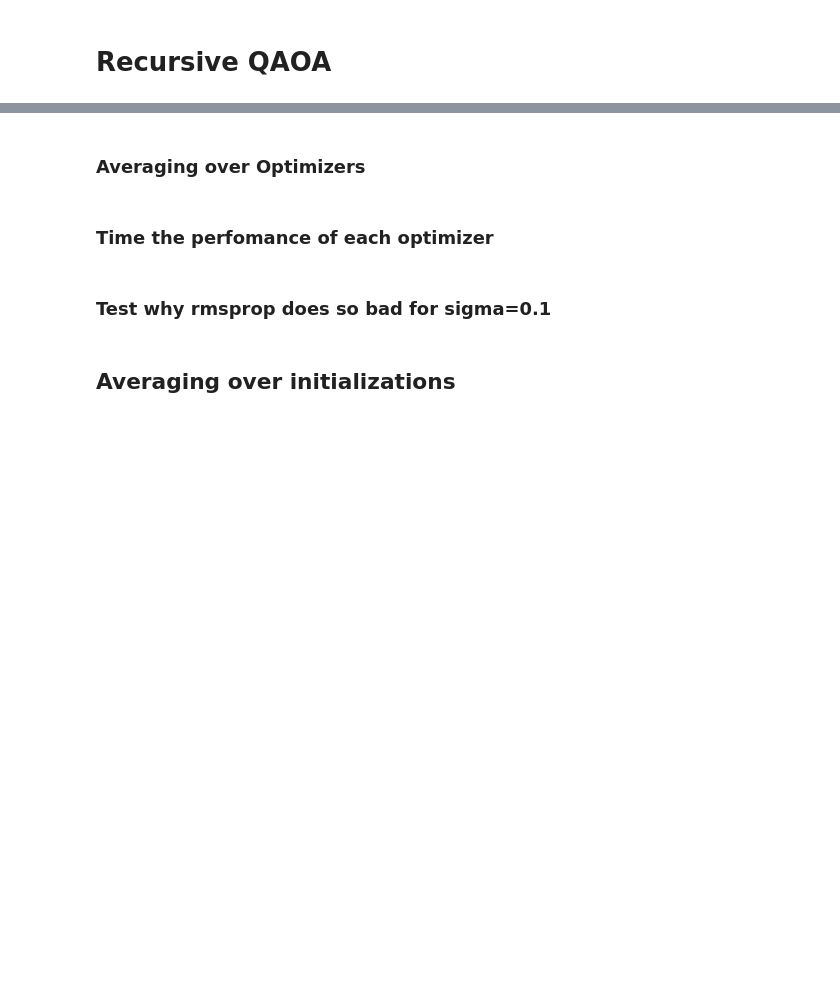
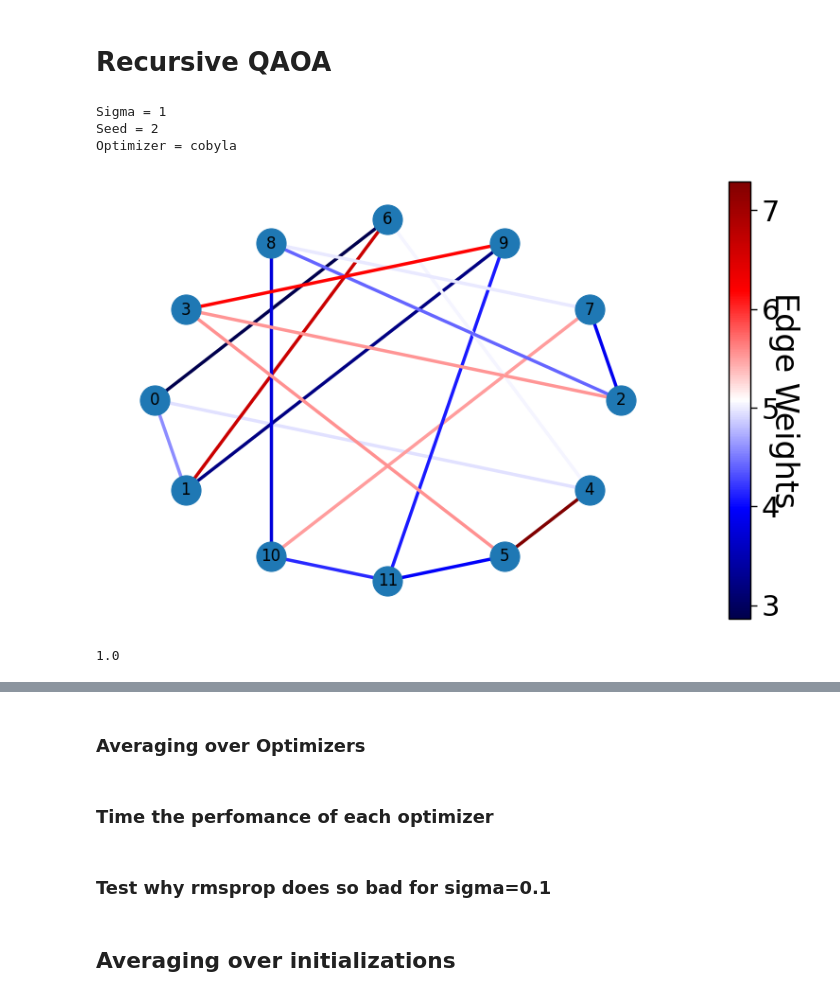
Before and after one commit to kidiki/openqaoa, a Jupyter notebook: Assignments/003_Assignment.ipynb, the cells around one changed output, grey strips where cells are left out. Saved outputs shown, nothing was run; the diff lists cells and outputs as text; code cells hidden in the pictures; blank space fills up the shorter version.

```diff
--- a/Assignments/003_Assignment.ipynb
+++ b/Assignments/003_Assignment.ipynb
@@ -180,20 +180,20 @@ def plot_landscape_with_opt_trajectory(cost_landscape, optimization_angles, beta
 # %%
 # Define problem
 
-n = 10
+n = 12
 k = 3
-sigma_list = [0.1, 1, 10, 100]
+sigma_list = [1]
 mu = 5.0
 betas = np.linspace(-np.pi/2, np.pi/2, 50)
 gammas = np.linspace(-np.pi, np.pi, 50)
 
 
-optimizer_list = ["nelder-mead"]
-sigma_list = [10]
+optimizer_list = ["cobyla"]
+
 
 #seed_list = [ 1,  2,  3,  4,  5,  6,  7,  8,  9, 10, 11, 12, 13, 14, 15, 16, 17, 18, 19, 20, 21, 22, 23, 24, 25, 26, 27, 28, 29, 30, 31, 32, 33, 34, 35, 36, 37, 38, 39, 40, 41, 42, 43, 44, 45, 46, 47, 48, 49, 50, 51, 52, 53, 54, 55, 56, 57, 58, 59, 60, 61, 62, 63, 64, 65, 66, 67, 68, 69, 70, 71, 72, 73, 74, 75, 76, 77, 78, 79, 80, 81, 82, 83, 84, 85, 86, 87, 88, 89, 90, 91, 92, 93, 94, 95, 96, 97, 98, 99, 100]
 
-seed_list = [1]
+seed_list = [2]
 
 data = []  # list to contain optimization results to be converted into a data frame
 
@@ -214,36 +214,55 @@ for sigma in sigma_list:
         maxcut_qubo = maxcut_prob.get_qubo_problem()
 
         # Define Hamiltonian
-        cost_hamiltonian = hamiltonian_from_graph(g)
+        cost_hamiltonian = hamiltonian_from_graph(g)  # careful, htis is not entirely correct
 
         #cost_landscape_std = create_cost_landscape_std(cost_hamiltonian, betas, gammas)
         #plot_landscape(cost_landscape_std, betas, gammas, sigma, mu)
 
 
         for optimizer in optimizer_list:
             print("Optimizer =", optimizer)
 
-            # initialize away from the minimum
-            init_beta = 0.5
-            init_gamma = -0.2
+            # initialize away from the minimum E_min = -58
+            #init_beta = 0.5
+
+            #init_gamma = -0.2
+
+            # best seed (8000) for cobyla, E_min = -69.62
+            init_beta = 0.907
+            init_gamma = 0.038
+
+            # another good seed (1000) for cobyla, E_min = -52
+            #init_beta = 1.221
+            #init_gamma = 0.526
+
 
             opt_results = run_Rqaoa_experiment(maxcut_qubo, optimizer, init_beta, init_gamma)
 
             optimization_energy = list(opt_results['solution'].values())[0]
 
             # Solve the problem analytically
             energy, configuration = ground_state_hamiltonian(cost_hamiltonian)
 
             # Obtain approximation ratio
             r = np.abs(optimization_energy) / np.abs(energy)
 
             data.append([sigma, optimizer, seed, r])
 
 df = pd.DataFrame(np.array(data), columns=['sigma', 'optimizer', 'seed', 'r'])
 
 df['sigma'] = df['sigma'].astype(float)
 df['optimizer'] = df['optimizer'].astype(str)
 df['seed'] = df['seed'].astype(int)
 df['r'] = df['r'].astype(float)
+# %% [output]
+Sigma = 1
+Seed = 2
+Optimizer = cobyla
+[figure, added]
+# %%
+r
+# %% [output]
+1.0
 # %%
 opt_results
```
Also changed, not shown: parts of 10 cells of this notebook, 4 other files.
